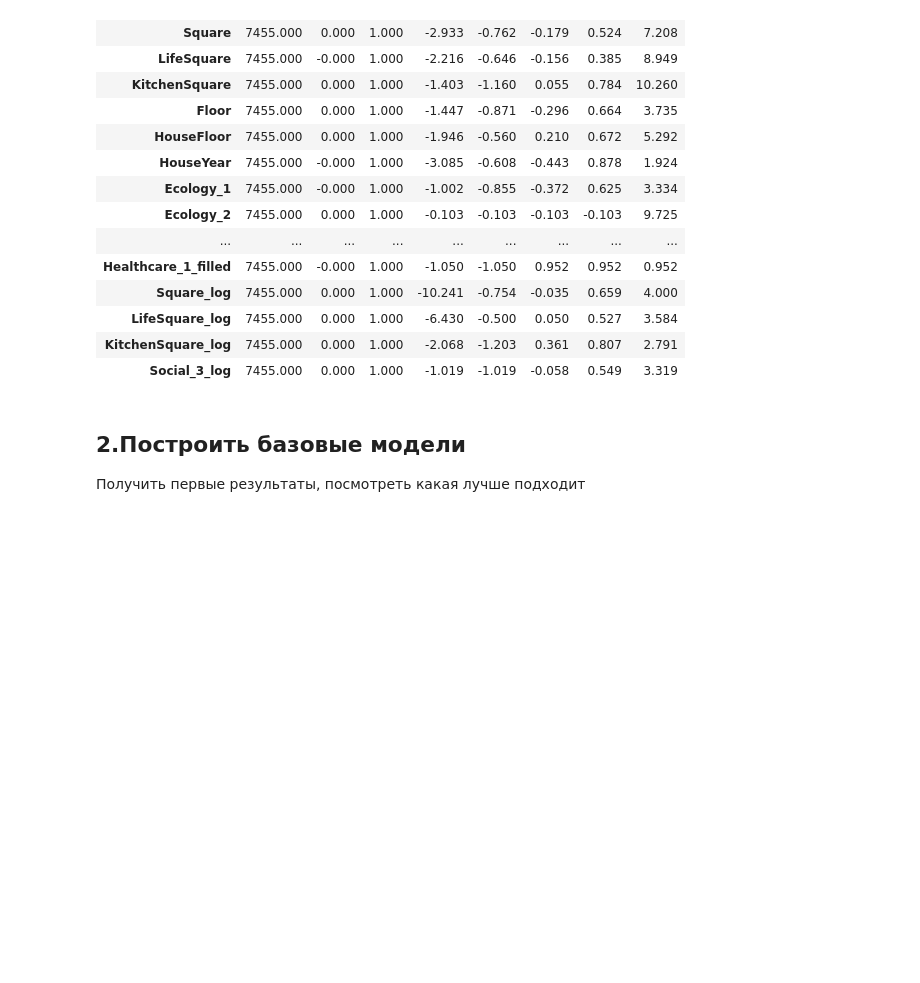
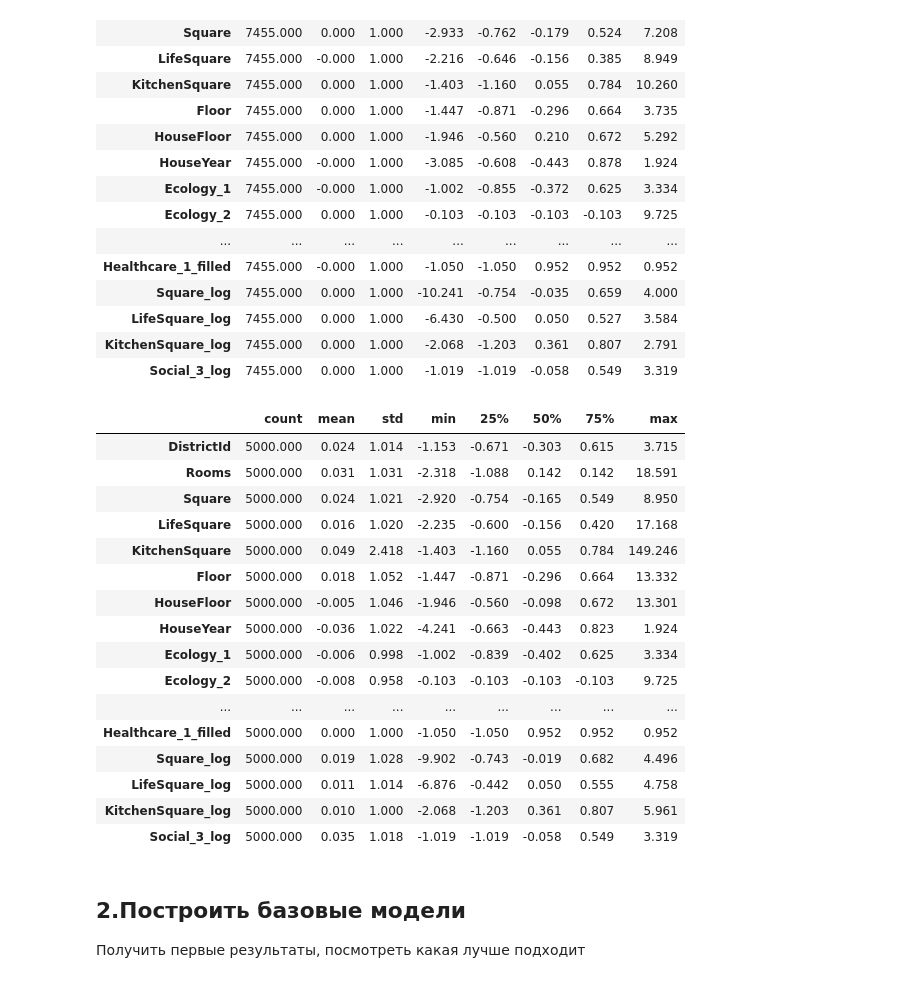
Before and after one commit to averyanovalex/gb1sm-libs-for-ds, a Jupyter notebook: final_project/draft2.ipynb, the cells around one changed output. Saved outputs shown, nothing was run; the diff lists cells and outputs as text; code cells hidden in the pictures; blank space fills up the shorter version.

```diff
--- a/final_project/draft2.ipynb
+++ b/final_project/draft2.ipynb
@@ -288,6 +365,30 @@ X_train_scaled.describe().T
 | LifeSquare_log | 7455.000 | 0.000 | 1.000 | -6.430 | -0.500 | 0.050 | 0.527 | 3.584 |
 | KitchenSquare_log | 7455.000 | 0.000 | 1.000 | -2.068 | -1.203 | 0.361 | 0.807 | 2.791 |
 | Social_3_log | 7455.000 | 0.000 | 1.000 | -1.019 | -1.019 | -0.058 | 0.549 | 3.319 |
+# %%
+df_test_scaled = pd.DataFrame(scaler.transform(df_test),
+                        columns=df_test.columns,
+                        index=df_test.index)
+
+df_test_scaled.describe().T
+# %% [output]
+|  | count | mean | std | min | 25% | 50% | 75% | max |
+| DistrictId | 5000.000 | 0.024 | 1.014 | -1.153 | -0.671 | -0.303 | 0.615 | 3.715 |
+| Rooms | 5000.000 | 0.031 | 1.031 | -2.318 | -1.088 | 0.142 | 0.142 | 18.591 |
+| Square | 5000.000 | 0.024 | 1.021 | -2.920 | -0.754 | -0.165 | 0.549 | 8.950 |
+| LifeSquare | 5000.000 | 0.016 | 1.020 | -2.235 | -0.600 | -0.156 | 0.420 | 17.168 |
+| KitchenSquare | 5000.000 | 0.049 | 2.418 | -1.403 | -1.160 | 0.055 | 0.784 | 149.246 |
+| Floor | 5000.000 | 0.018 | 1.052 | -1.447 | -0.871 | -0.296 | 0.664 | 13.332 |
+| HouseFloor | 5000.000 | -0.005 | 1.046 | -1.946 | -0.560 | -0.098 | 0.672 | 13.301 |
+| HouseYear | 5000.000 | -0.036 | 1.022 | -4.241 | -0.663 | -0.443 | 0.823 | 1.924 |
+| Ecology_1 | 5000.000 | -0.006 | 0.998 | -1.002 | -0.839 | -0.402 | 0.625 | 3.334 |
+| Ecology_2 | 5000.000 | -0.008 | 0.958 | -0.103 | -0.103 | -0.103 | -0.103 | 9.725 |
+| ... | ... | ... | ... | ... | ... | ... | ... | ... |
+| Healthcare_1_filled | 5000.000 | 0.000 | 1.000 | -1.050 | -1.050 | 0.952 | 0.952 | 0.952 |
+| Square_log | 5000.000 | 0.019 | 1.028 | -9.902 | -0.743 | -0.019 | 0.682 | 4.496 |
+| LifeSquare_log | 5000.000 | 0.011 | 1.014 | -6.876 | -0.442 | 0.050 | 0.555 | 4.758 |
+| KitchenSquare_log | 5000.000 | 0.010 | 1.000 | -2.068 | -1.203 | 0.361 | 0.807 | 5.961 |
+| Social_3_log | 5000.000 | 0.035 | 1.018 | -1.019 | -1.019 | -0.058 | 0.549 | 3.319 |
 # %% [markdown]
 ## 2.Построить базовые модели
 Получить первые результаты, посмотреть какая лучше подходит
```
Also changed, not shown: parts of 27 cells of this notebook.
